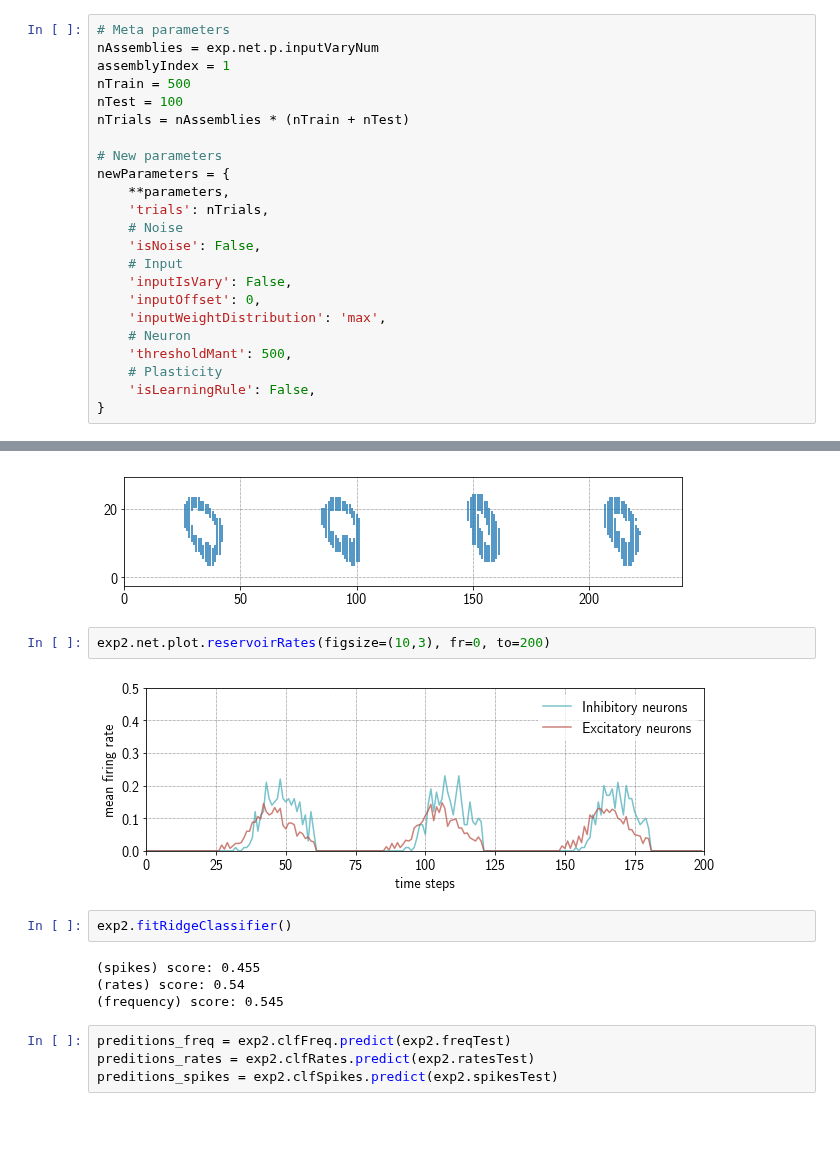
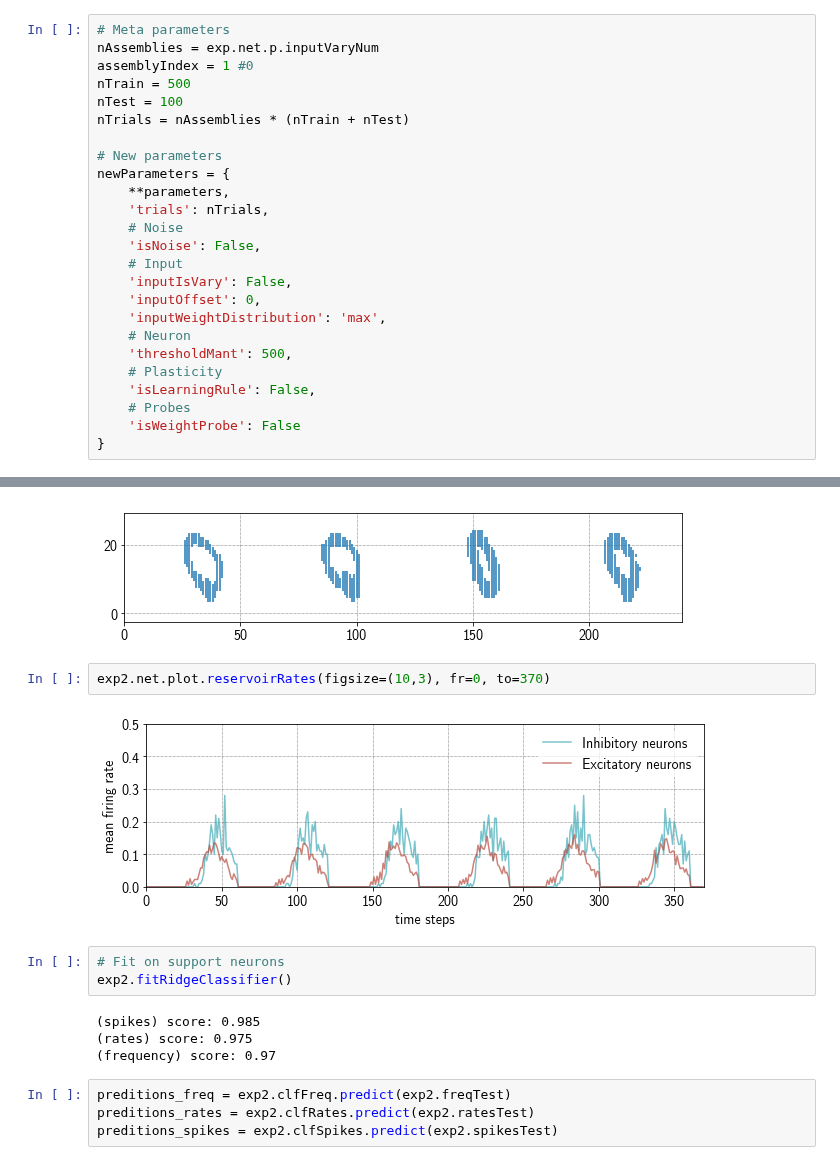
Before and after one commit to sagacitysite/pelenet, a Jupyter notebook: assemblies_v6-allocation_output-learning.ipynb, the cells around one changed output, grey strips where cells are left out. Saved outputs shown, nothing was run; the diff lists cells and outputs as text; blank space fills up the shorter version.

```diff
--- a/assemblies_v6-allocation_output-learning.ipynb
+++ b/assemblies_v6-allocation_output-learning.ipynb
@@ -168,7 +168,7 @@ exp.net.plot.supportTurnover(supportMasks)
 # %%
 # Meta parameters
 nAssemblies = exp.net.p.inputVaryNum
-assemblyIndex = 1
+assemblyIndex = 1 #0
 nTrain = 500
 nTest = 100
 nTrials = nAssemblies * (nTrain + nTest)
@@ -187,6 +187,8 @@ newParameters = {
     'thresholdMant': 500,
     # Plasticity
     'isLearningRule': False,
+    # Probes
+    'isWeightProbe': False
 }
 # %%
 # Initilizes a second experiment
@@ -241,15 +243,16 @@ pl = plt.eventplot(exp2.net.inputSpikes)
 # %% [output]
 [figure]
 # %%
-exp2.net.plot.reservoirRates(figsize=(10,3), fr=0, to=200)
+exp2.net.plot.reservoirRates(figsize=(10,3), fr=0, to=370)
 # %% [output]
-[figure, old version]
+[figure, new version]
-# %%
-exp2.fitRidgeClassifier()
-# %% [output]
-(spikes) score: 0.455
-(rates) score: 0.54
-(frequency) score: 0.545
+# %%
+# Fit on support neurons
+exp2.fitRidgeClassifier()
+# %% [output]
+(spikes) score: 0.985
+(rates) score: 0.975
+(frequency) score: 0.97
 # %%
 preditions_freq = exp2.clfFreq.predict(exp2.freqTest)
 preditions_rates = exp2.clfRates.predict(exp2.ratesTest)
```
Also changed, not shown: parts of 11 cells of this notebook, 14 other files.
